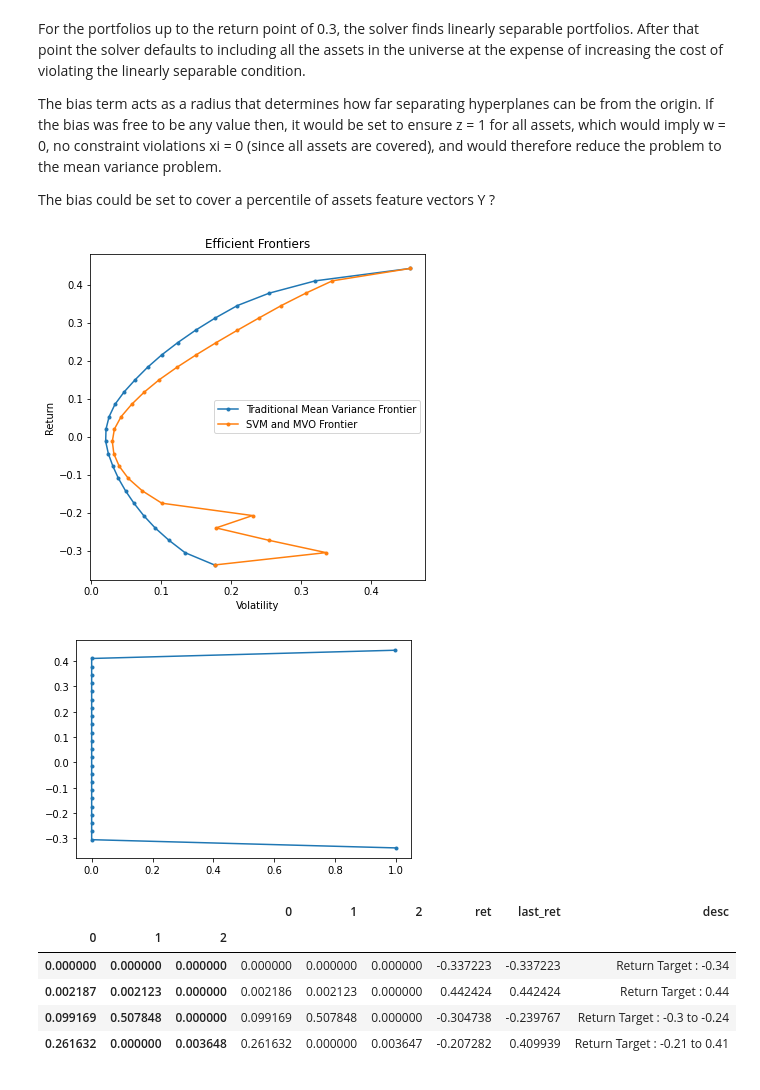
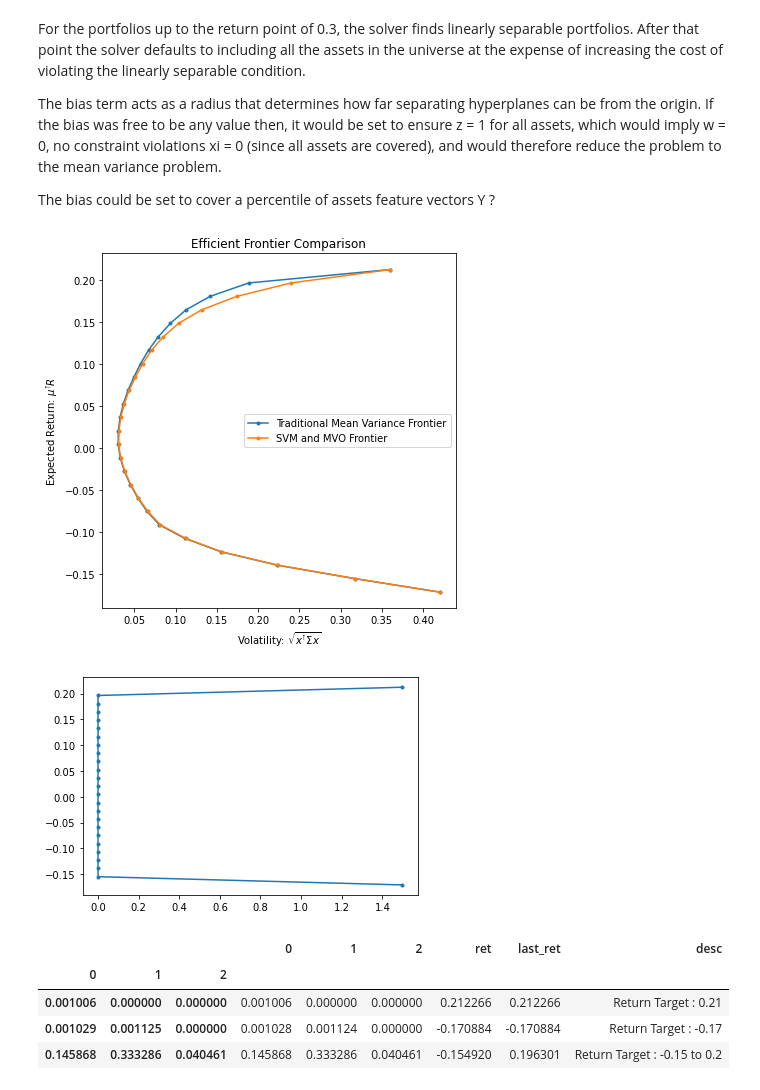
Before and after one commit to davidislip/SVM-and-MVO, a Jupyter notebook: Joint_Optimization_2_Factor_Single_Month.ipynb, the cells around one changed output. Saved outputs shown, nothing was run; the diff lists cells and outputs as text; code cells hidden in the pictures.

```diff
--- a/Joint_Optimization_2_Factor_Single_Month.ipynb
+++ b/Joint_Optimization_2_Factor_Single_Month.ipynb
@@ -62,7 +78,7 @@ Timestamp('2000-07-01 00:00:00')
 # %%
 #preprocessing
 cov_, mean_ = forecasts[mth]
-N = 100
+N = len(mean)
 cov = cov_[:N,:N]
 mean = mean_[:N,:]
 tics = list(rets.columns[:N])
@@ -70,13 +86,16 @@ print("valid tickers:", tics)
 #get the wharton research data for the valid tickers for the month
 wrds_tics = wrds_svm[wrds_svm.index.get_level_values('tic').isin(tics)].xs(mth, level="MonthStart")
 #restrict the wharton research data to the columns of interest
-Y = wrds_tics.loc[:,"ROC1":"GRW8"] # Y matrix in formulation
+Y = wrds_tics.loc[:,"ROC1":"Momentum"] # Y matrix in formulation
 Y_ =  (Y - Y.mean(axis=0))/(Y.std(axis=0))
 Y_ = Y_.iloc[:,:]
 #Y_ = Y_[['ROC1', 'INV1', 'PRO1'	, 'GRW1', 'LEV1', 'LIQ1']]
-Y_ = Y_[['GRW3', 'GRW1']]
 #Y_['momentum'] = mean
+Y_ = Y_[['LEV1', 'GRW1']]
+#Y_['momentum'] = mean
+AssetLim = math.floor(N*0.8)
 ret_constr = -1
-soft_margin = 1000
+soft_margin = 5000
+dpi_setting = 150
 # %% [output]
 valid tickers: ['AAPL', 'ABC', 'ABMD', 'ABT', 'ADBE', 'ADI', 'ADM', 'ADP', 'ADSK', 'AEE', 'AEP', 'AES', 'AJG', 'AKAM', 'ALB', 'ALK', 'AMAT', 'AMD', 'AME', 'AMGN', 'AMT', 'AMZN', 'ANSS', 'AON', 'AOS',  ...
@@ -302,7 +114,7 @@ class SVMMVO:
 # %% [markdown]
 ### Simple Min Variance Portfolio
 # %%
-MVO = SVMMVO(tics, mean, cov, ret_constr, soft_margin, Y_,\
+MVO = SVMMVO(tics, mean, cov, ret_constr, soft_margin, Y_, AssetLim,\
              svm_choice = (False, False), print_var_frntr= False) #define an instance of the class
 MVO.setModel() #set up the model
 MVO.optimize() #find optimal solution
@@ -437,8 +223,8 @@ $$
 
 This model is always feasible. A common setting for g is $C \xi/N$ where $C$ is a hyperparameter.
 # %%
-SVM_MVO_Slck = SVMMVO(tics, mean, cov, ret_constr, soft_margin, Y_, \
-                      svm_choice = (True, True), print_var_frntr = True )
+SVM_MVO_Slck = SVMMVO(tics, mean, cov, ret_constr, soft_margin, Y_, AssetLim,\
+                      svm_choice = (True, True), print_var_frntr = True, indicator = False)
 SVM_MVO_Slck.setModel()
 SVM_MVO_Slck.optimize()
 # %% [output]
@@ -470,0 +253,3 @@ array([0., 0., 0., 0., 0., 0., 0., 0., 0., 0., 0., 0., 0., 0., 0., 0., 0.,
+# %%
+#SVM_MVO_Slck.model.setParam('OutputFlag', 0)
+SVM_Slck_EF, ws, xis = SVM_MVO_Slck.get_frontier()
@@ -514,19 +296,21 @@ The bias could be set to cover a percentile of assets feature vectors Y ?
 # %%
 #Plot efficient frontiers for the SVM MVO an Vanilla MVO
 plt.figure(figsize = (6,6))
 plt.plot(MVO_frontier[0], MVO_frontier[1], ".-", label = "Traditional Mean Variance Frontier");
-plt.plot(SVMV_Slck_EF[0], SVMV_Slck_EF[1], ".-", label = "SVM and MVO Frontier");
+plt.plot(SVM_Slck_EF[0], SVM_Slck_EF[1], ".-", label = "SVM and MVO Frontier");
 plt.legend();
-plt.ylabel('Return')
-plt.xlabel('Volatility')
+plt.ylabel('Expected Return: $\mu^{\intercal}R$')
+plt.xlabel('Volatility: $\sqrt{x^{\intercal} \Sigma x}$')
 plt.legend()
-plt.title("Efficient Frontiers");
+plt.title("Efficient Frontier Comparison");
+plt.tight_layout()
+plt.savefig(pth+"SVM MVO/Images/p2.png", dpi = dpi_setting)
 # %% [output]
-[figure, old version]
+[figure, new version]
 # %%
-plt.plot(xis.sum(axis= 1), SVMV_Slck_EF[1], ".-", label = "Slacks for each target");
+plt.plot(xis.sum(axis= 1), SVM_Slck_EF[1], ".-", label = "Slacks for each target");
 # %% [output]
-[figure, old version]
+[figure, new version]
 # %%
 from sympy.solvers import solve
 from sympy import Symbol
@@ -591,7 +375,7 @@ def getline(ws):
   return tuples
 # %%
 supports  = pd.DataFrame(ws)
-supports['ret'] = SVMV_Slck_EF[1,:]
+supports['ret'] = SVM_Slck_EF[1,:]
 bigM = 10**(6)
 supports_uniq = supports.groupby([np.ceil(supports[0] * bigM) /bigM,  \
                   np.ceil(supports[1] * bigM) / bigM, \
@@ -610,10 +394,9 @@ supports_uniq
 # %% [output]
 |  |  |  | 0 | 1 | 2 | ret | last_ret | desc |
 | 0 | 1 | 2 |  |  |  |  |  |  |
-| 0.000000 | 0.000000 | 0.000000 | 0.000000 | 0.000000 | 0.000000 | -0.337223 | -0.337223 | Return Target : -0.34 |
-| 0.002187 | 0.002123 | 0.000000 | 0.002186 | 0.002123 | 0.000000 | 0.442424 | 0.442424 | Return Target : 0.44 |
-| 0.099169 | 0.507848 | 0.000000 | 0.099169 | 0.507848 | 0.000000 | -0.304738 | -0.239767 | Return Target : -0.3 to -0.24 |
-| 0.261632 | 0.000000 | 0.003648 | 0.261632 | 0.000000 | 0.003647 | -0.207282 | 0.409939 | Return Target : -0.21 to 0.41 |
+| 0.001006 | 0.000000 | 0.000000 | 0.001006 | 0.000000 | 0.000000 | 0.212266 | 0.212266 | Return Target : 0.21 |
+| 0.001029 | 0.001125 | 0.000000 | 0.001028 | 0.001124 | 0.000000 | -0.170884 | -0.170884 | Return Target : -0.17 |
+| 0.145868 | 0.333286 | 0.040461 | 0.145868 | 0.333286 | 0.040461 | -0.154920 | 0.196301 | Return Target : -0.15 to 0.2 |
 # %%
 supports
 # %% [output]
```
Also changed, not shown: parts of 25 cells of this notebook.
